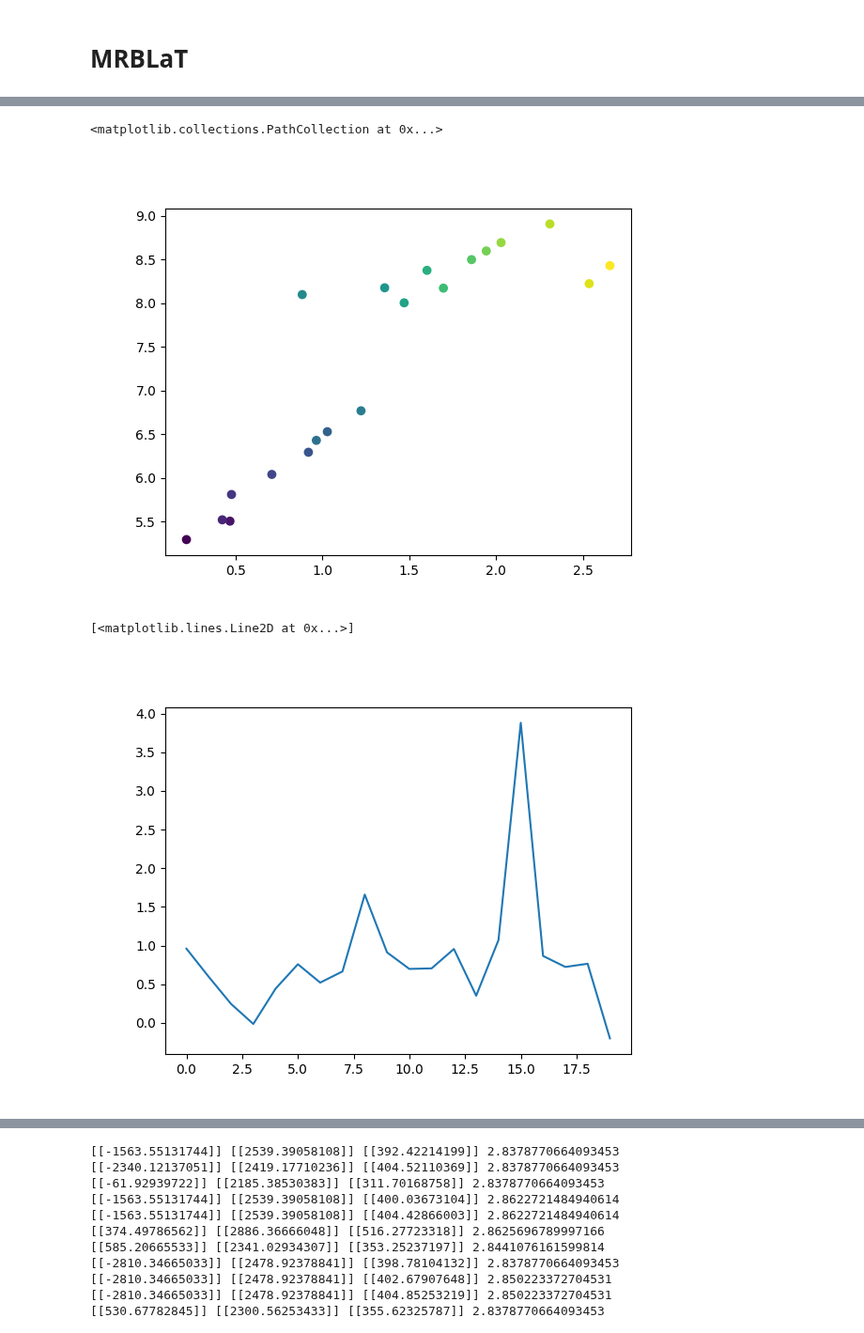
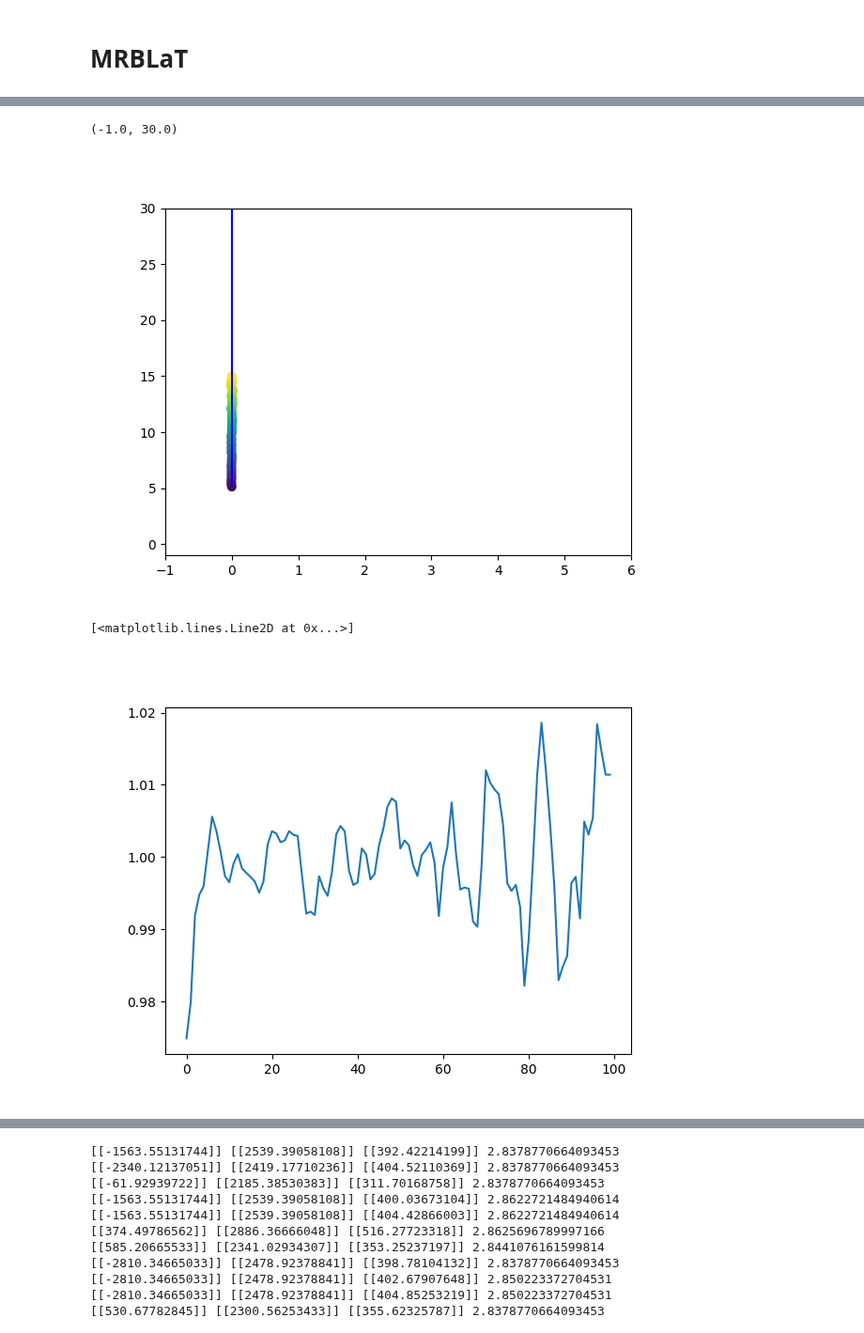
Before and after one commit to RHIMMELAND/MMARS, a Jupyter notebook: examples/MRBLaT_test.ipynb, the cells around one changed output, grey strips where cells are left out. Shown at 94% size. Drawn from its saved outputs; the diff is of its cells as text; code cells hidden in the pictures.

```diff
--- a/examples/MRBLaT_test.ipynb
+++ b/examples/MRBLaT_test.ipynb
@@ -28,4 +22,4 @@ c:\Users\rasmu\Documents\GitHub\MMARS
 # %%
-radar_model_1 = mmars.FmcwRadar(position=np.array([[-1.5,0]]), signalNoiseRatio=[10, 10], N_chirps=1)
-radar_model_2 = mmars.FmcwRadar(position=np.array([[0,0]]), signalNoiseRatio=[10, 10], N_chirps=1)
-radar_model_3 = mmars.FmcwRadar(position=np.array([[1.5,0]]), signalNoiseRatio=[10, 10], N_chirps=1)
+radar_model_1 = mmars.FmcwRadar(position=np.array([[5,0]]), signalNoiseRatio=[10, 10], N_chirps=1)
+#radar_model_2 = mmars.FmcwRadar(position=np.array([[0,10]]), signalNoiseRatio=[10, 10], N_chirps=1)
+#radar_model_3 = mmars.FmcwRadar(position=np.array([[0,20]]), signalNoiseRatio=[10, 10], N_chirps=1)
@@ -34,9 +37,12 @@ radar_model_3 = mmars.FmcwRadar(position=np.array([[1.5,0]]), signalNoiseRatio=[
 # %%
 T_frame = 0.1
 
-target_model_1 = mmars.Target(start_position=np.array([[0.001,5.001]]), start_velocity=1., T_total=100., T_frame=T_frame)
+target_model_1 = mmars.Target(start_position=np.array([[0.001,5.101]]), start_velocity=1., T_total=100., T_frame=T_frame)
 
-target_model_1.generate_trajectory(trajectory_type="sinusoidal")
+target_model_1.generate_trajectory(trajectory_type="linear")
 
 target_ground_truth = target_model_1.get_trajectory()
+
+print(radar_model_1.get_parameters)
+
 mrblatcomp = mmars.MRBLaT_Functions(radar_model_1.get_parameters)
@@ -63,6 +84,6 @@ sim_data_3 = simulation_data_3.get_data()
 # %% [markdown]
 # MRBLaT
 # %%
-first_try = mmars.Tracking([sim_data_1, sim_data_2, sim_data_3], [radar_model_1.get_parameters, radar_model_2.get_parameters, radar_model_3.get_parameters], np.array([[target_ground_truth[0][0]], [target_ground_truth[1][0]], [target_ground_truth[2][0]], [target_ground_truth[3][0]]]))
+first_try = mmars.Tracking([sim_data_1], [radar_model_1.get_parameters], np.array([[target_ground_truth[0][0]], [target_ground_truth[1][0]], [target_ground_truth[2][0]], [target_ground_truth[3][0]]]))
 # %%
-phi_bar, phi_bar_bar = first_try.run_mrblat(T_frame, N_frames=20)
+phi_bar, phi_bar_bar= first_try.run_mrblat(T_frame, N_frames=100, fifo_length=100)
@@ -69,15 +99,15 @@ phi_bar, phi_bar_bar = first_try.run_mrblat(T_frame, N_frames=20)
 # %%
 plt.figure()
 plt.scatter(phi_bar[:, 0], phi_bar[:, 1], label="MRBLAT", c=np.linspace(0, 1, len(phi_bar[:, 0])), cmap='viridis', marker='o')
-
-#plt.xlim(-1, 20)
-#plt.ylim(0, 10)
+plt.plot(target_ground_truth[0][:500], target_ground_truth[1][:500], label="Ground Truth", color="blue")
+plt.xlim(-1, 6)
+plt.ylim(-1, 30)
 # %% [output]
-<matplotlib.collections.PathCollection at 0x...>
+(-1.0, 30.0)
-[figure, old version]
+[figure, new version]
 # %%
 plt.figure()
-plt.plot(phi_bar[:, 2])
+plt.plot(phi_bar[:, 3])
 # %% [output]
 [<matplotlib.lines.Line2D at 0x...>]
-[figure, old version]
+[figure, new version]
```
Also changed, not shown: parts of 14 cells of this notebook, 2 other files.
